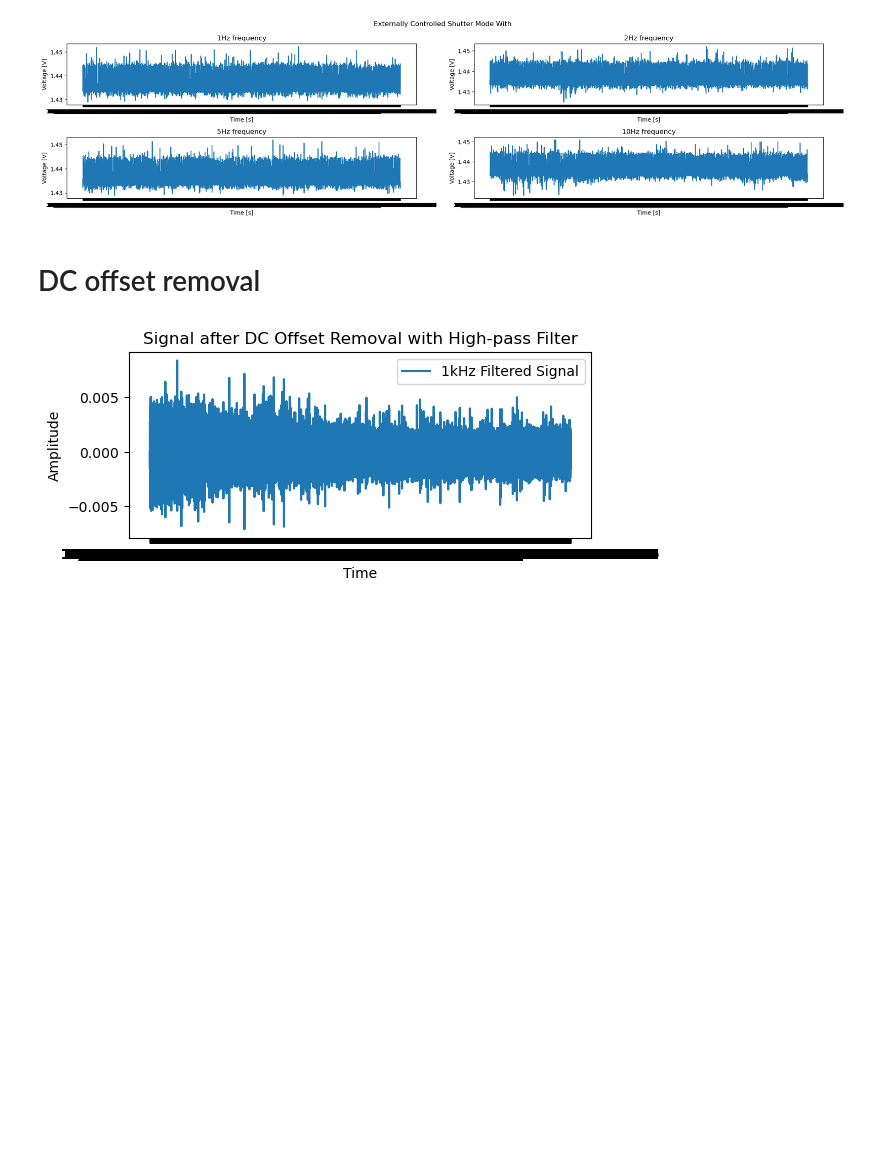
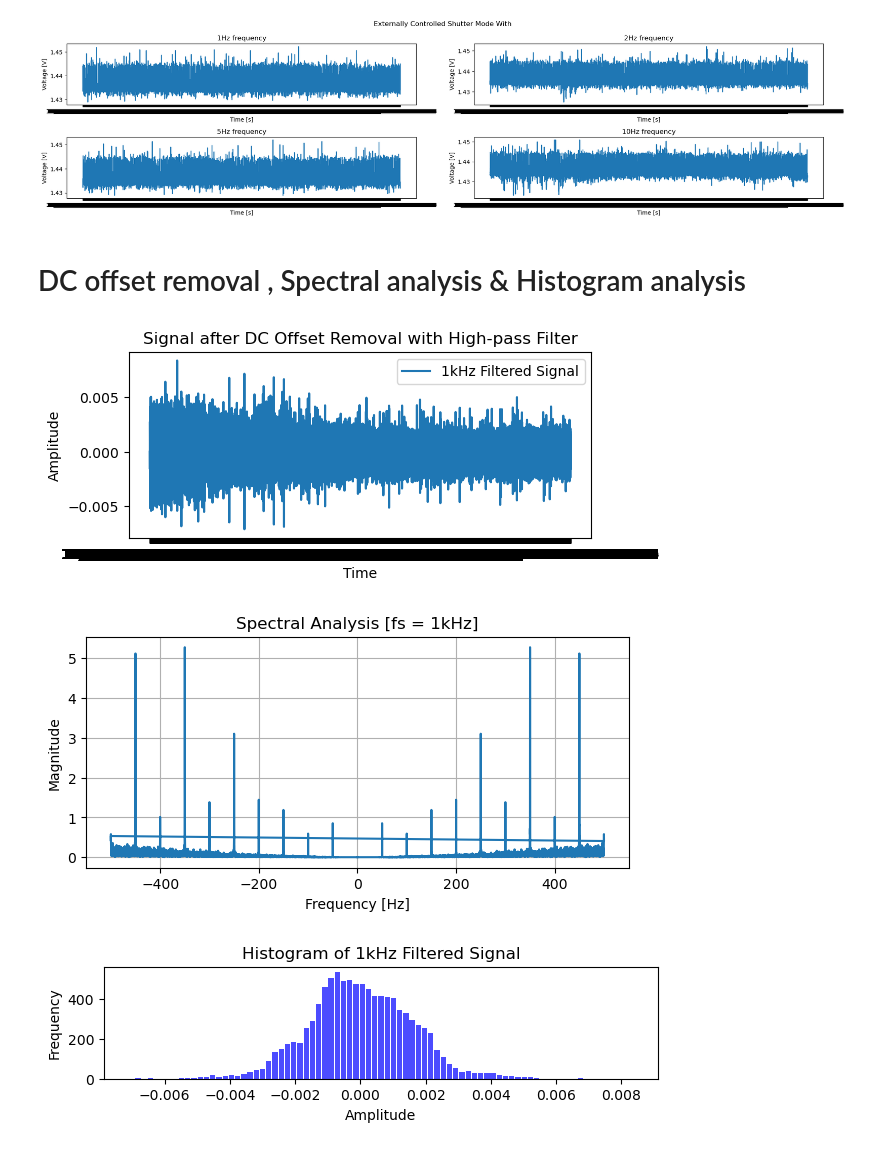
Before and after one commit to SHARIFsGIT/Sensor-lab-thermopile-, a Jupyter notebook: thermopile_sensor.ipynb, the cells around one changed output. Cells and saved outputs as stored; diff of their text form; code cells hidden in the pictures; blank space fills up the shorter version.

Commit message:
Spectral/Histogram added

```diff
--- a/thermopile_sensor.ipynb
+++ b/thermopile_sensor.ipynb
@@ -176,7 +176,7 @@ fig.tight_layout()
 # %% [output]
 [figure]
 # %% [markdown]
-# DC offset removal
+# DC offset removal , Spectral analysis & Histogram analysis
 # %%
 import numpy as np
 import matplotlib.pyplot as plt
@@ -190,34 +190,63 @@ df = pd.read_csv('1kHz_5V.csv', index_col=0)
 fs = 1000
 dc_offset = 0.35
 t = df.index.values
 original_signal = df['Voltage']
 
 # Remove DC offset
 signal_without_offset = original_signal - original_signal.mean()
 
 # Remove DC offset using a high-pass filter
 nyquist = 0.5 * fs
-cutoff_freq = 1060
+cutoff_freq = 300
 order = 1
 
 # Design a high-pass filter
 b, a = signal.butter(order, cutoff_freq/nyquist, btype='high', analog=False)
 
 # Apply the filter to remove DC offset
 filtered_signal = signal.filtfilt(b, a, signal_without_offset)
 
 # Plot the filtered signal
 plt.subplot(2, 1, 2)
 plt.plot(t, filtered_signal, label='1kHz Filtered Signal')
 plt.title('Signal after DC Offset Removal with High-pass Filter')
 plt.xlabel('Time')
 plt.ylabel('Amplitude')
 plt.legend()
 
 plt.tight_layout()
 plt.show()
+
+
+
+# Spectral analysis using FFT
+fft_result = np.fft.fft(filtered_signal)
+fft_freq = np.fft.fftfreq(len(fft_result), d=1/fs)
+
+# Plot the magnitude spectrum
+plt.figure(figsize=(7, 3))
+plt.plot(fft_freq, np.abs(fft_result))
+plt.title('Spectral Analysis [fs = 1kHz]')
+plt.xlabel('Frequency [Hz]')
+plt.ylabel('Magnitude')
+plt.grid(True)
+plt.show()
+
+
+
+# Histogram
+plt.subplot(3, 1, 3)
+plt.hist(filtered_signal, bins='auto', color='blue', alpha=0.7, rwidth=0.85)
+plt.title('Histogram of 1kHz Filtered Signal')
+plt.xlabel('Amplitude')
+plt.ylabel('Frequency')
+
+plt.tight_layout()
+plt.show()
 # %% [output]
 [figure]
+[figure, added]
+[figure, added]
 # %%
 # Load the CSV file
 df = pd.read_csv('5kHz_5V.csv', index_col=0)
```
Also changed, not shown: parts of 3 cells of this notebook, 8 other files.
